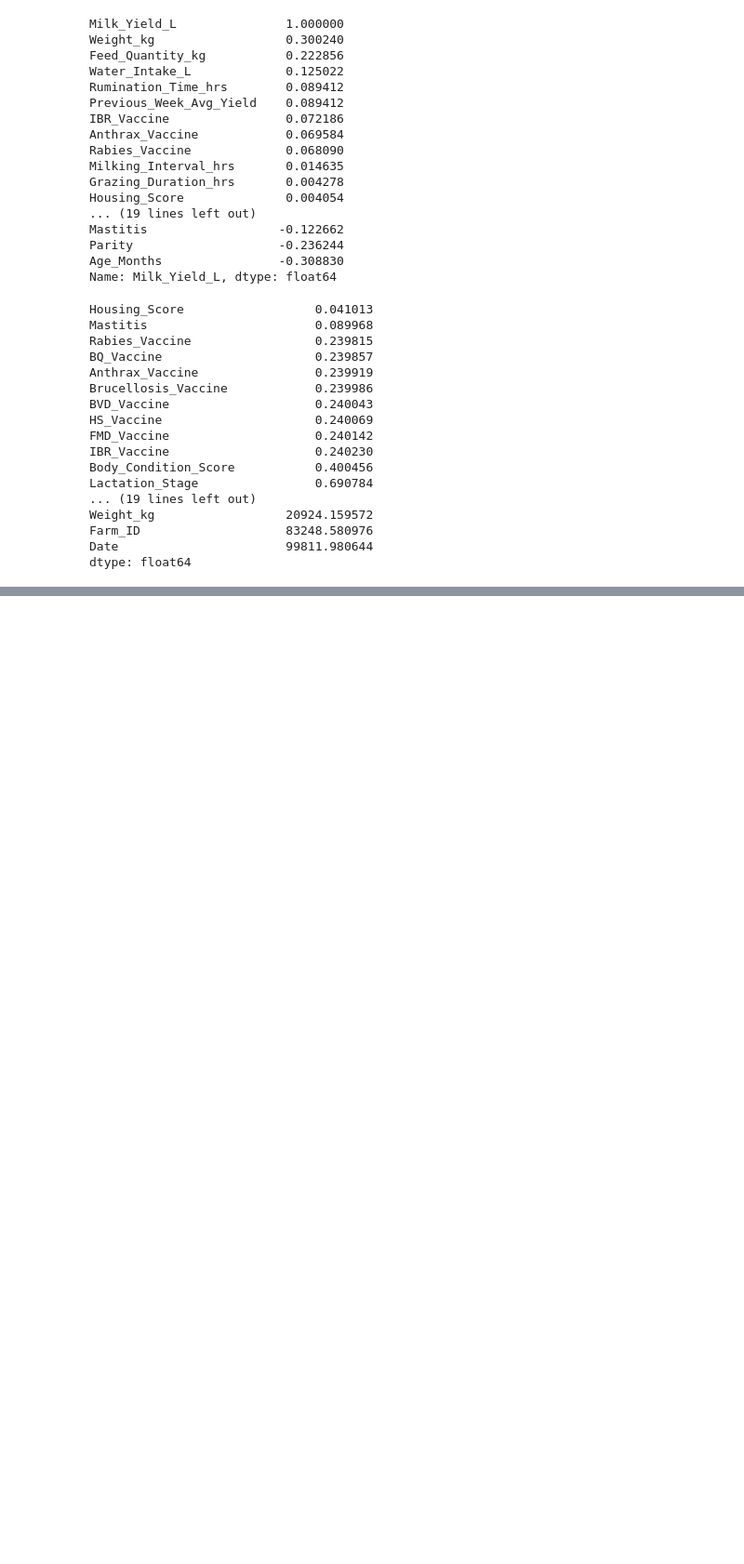
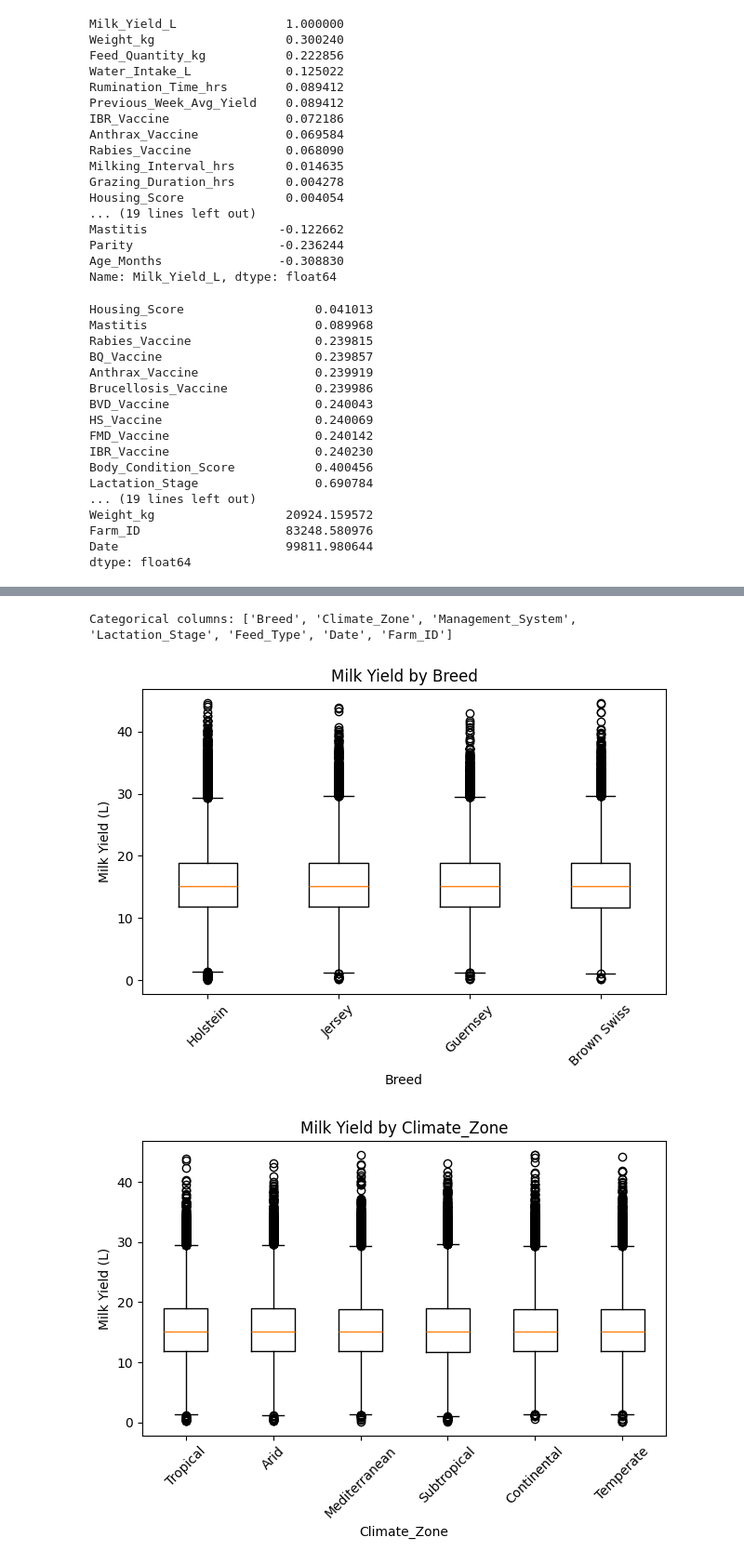
Before and after one commit to harshadeepk02/ml_course_project, a Jupyter notebook: ml_course_project.ipynb, the cells around one changed output, grey strips where cells are left out. Shown at 93% size. Saved outputs shown, nothing was run; the diff lists cells and outputs as text; code cells hidden in the pictures; blank space fills up the shorter version.

```diff
--- a/ml_course_project.ipynb
+++ b/ml_course_project.ipynb
@@ -116,0 +243,27 @@ dtype: float64
+# %%
+# DATA EXPLORATION: Boxplots of Categorical Features vs Milk Yield
+
+categorical_cols = df.select_dtypes(include=['object']).columns
+print("Categorical columns:", categorical_cols.tolist())
+
+# Lets go ahead and drop Date and Farm_ID for now since they have too many unique categories to visualize effectively
+categorical_cols = categorical_cols.drop(['Date', 'Farm_ID'])
+
+for col in categorical_cols:
+    categories = df[col].dropna().unique()
+
+    data = [df.loc[df[col] == category, 'Milk_Yield_L'].values for category in categories]
+
+    plt.boxplot(data, labels=categories)
+    plt.title(f"Milk Yield by {col}")
+    plt.ylabel("Milk Yield (L)")
+    plt.xlabel(col)
+    plt.xticks(rotation=45)
+    plt.tight_layout()
+    plt.show()
+
+    # Visually all of these categorical features look almost identically distibuted for Milk_Yield_L
+# %% [output]
+Categorical columns: ['Breed', 'Climate_Zone', 'Management_System', 'Lactation_Stage', 'Feed_Type', 'Date', 'Farm_ID']
+[figure, added]
+[figure, added]
```
Also changed, not shown: parts of 13 cells of this notebook.
